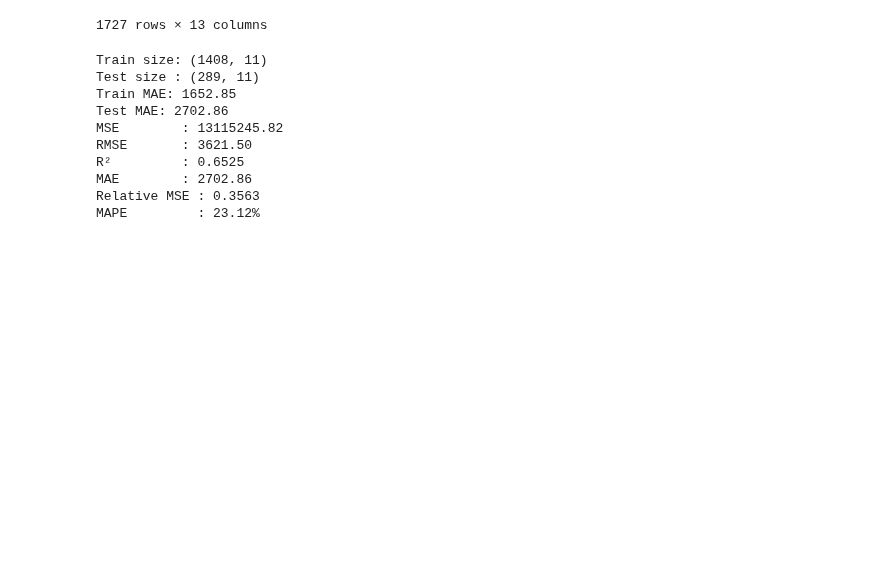
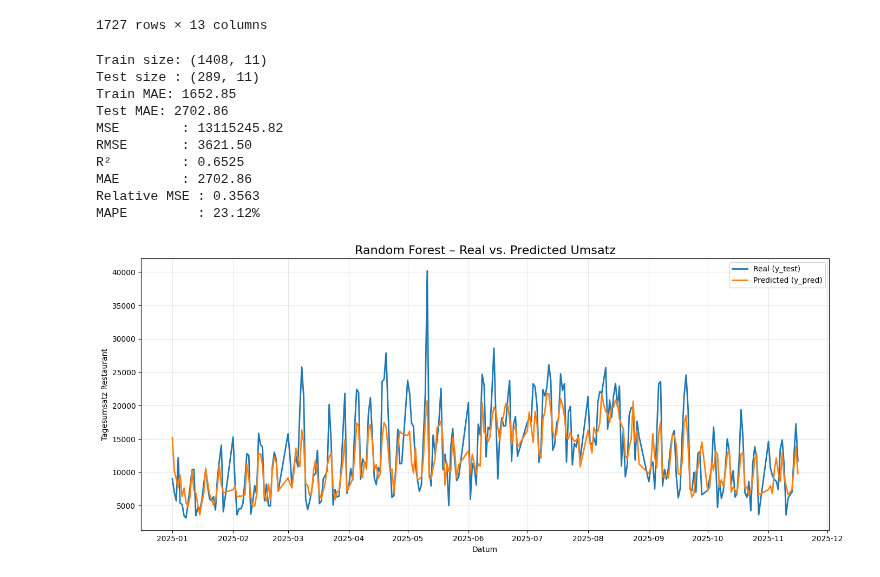
Before and after one commit to Luggias/DSF_Group_Project, a Jupyter notebook: random_forest.ipynb, the cells around one changed output. Saved outputs shown, nothing was run; the diff lists cells and outputs as text; code cells hidden in the pictures; blank space fills up the shorter version.

Commit message:
Create Plots for random forest models

```diff
--- a/random_forest.ipynb
+++ b/random_forest.ipynb
@@ -28,6 +28,8 @@ from sklearn.model_selection import train_test_split
 from sklearn.ensemble import RandomForestRegressor
 from sklearn.preprocessing import StandardScaler
 from sklearn.metrics import mean_absolute_error, mean_squared_error, r2_score
+import matplotlib.pyplot as plt
+
 
 
 # Datum konvertieren & sortieren
@@ -105,33 +107,47 @@ mse_naive = mean_squared_error(y_test, y_naive)
 relative_MSE = mse_model / mse_naive
 
 # MAPE
 def mape(y_true, y_pred):
     y_true = np.array(y_true)
     y_pred = np.array(y_pred)
     mask = y_true != 0
     y_true = y_true[mask]
     y_pred = y_pred[mask]
     return np.mean(np.abs((y_true - y_pred) / y_true)) * 100
 
 mape_value = mape(y_test, y_pred_test_rf)
 
 print(f"MSE        : {mse:.2f}")
 print(f"RMSE       : {rmse:.2f}")
 print(f"R²         : {r2:.4f}")
 print(f"MAE        : {mae:.2f}")
 print(f"Relative MSE : {relative_MSE:.4f}")
 print(f"MAPE         : {mape_value:.2f}%")
+
+#Plot the results
+plt.figure(figsize=(14,6))
+plt.plot(df.loc[test_mask, "Datum"], y_test, label="Real (y_test)", linewidth=2)
+plt.plot(df.loc[test_mask, "Datum"], y_pred_test_rf, label="Predicted (y_pred)", linewidth=2)
+
+plt.title("Random Forest – Real vs. Predicted Umsatz", fontsize=16)
+plt.xlabel("Datum")
+plt.ylabel("Tagesumsatz Restaurant")
+plt.legend()
+plt.grid(True, alpha=0.3)
+plt.tight_layout()
+plt.show()
 # %% [output]
 Train size: (1408, 11)
 Test size : (289, 11)
 Train MAE: 1652.85
 Test MAE: 2702.86
 MSE        : 13115245.82
 RMSE       : 3621.50
 R²         : 0.6525
 MAE        : 2702.86
 Relative MSE : 0.3563
 MAPE         : 23.12%
+[figure, added]
 # %%
 from sklearn.ensemble import HistGradientBoostingRegressor
 
```
Also changed, not shown: parts of 2 cells of this notebook.
